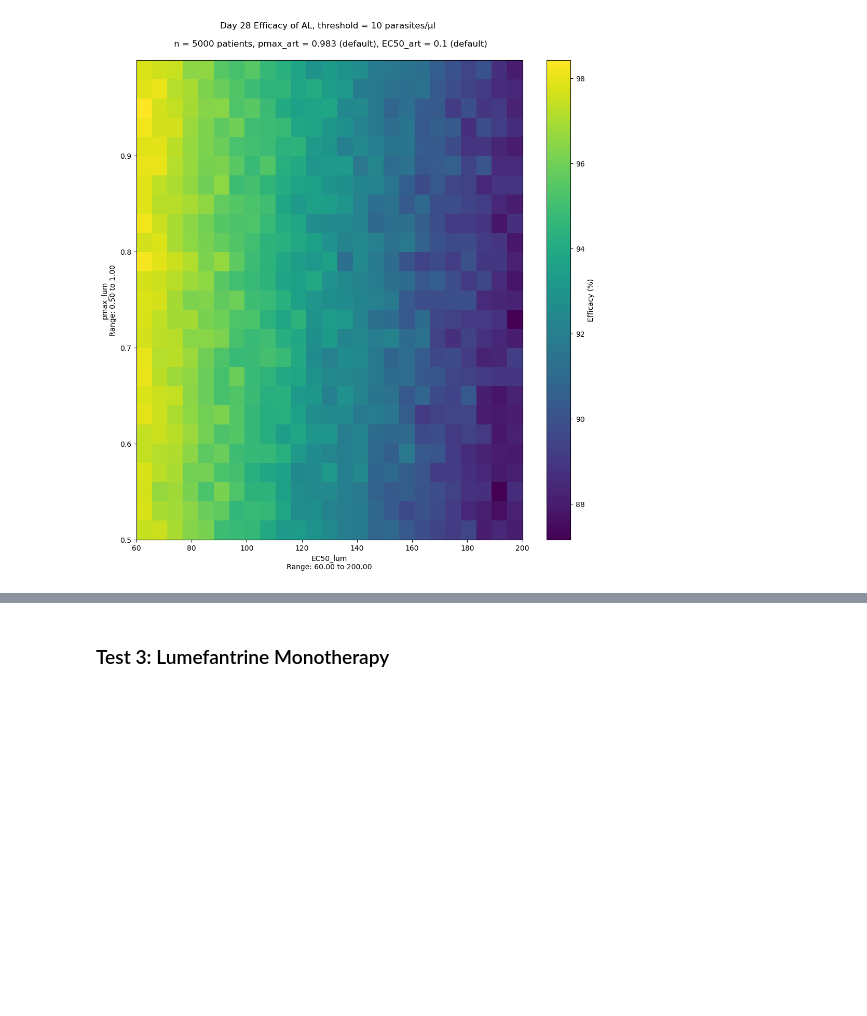
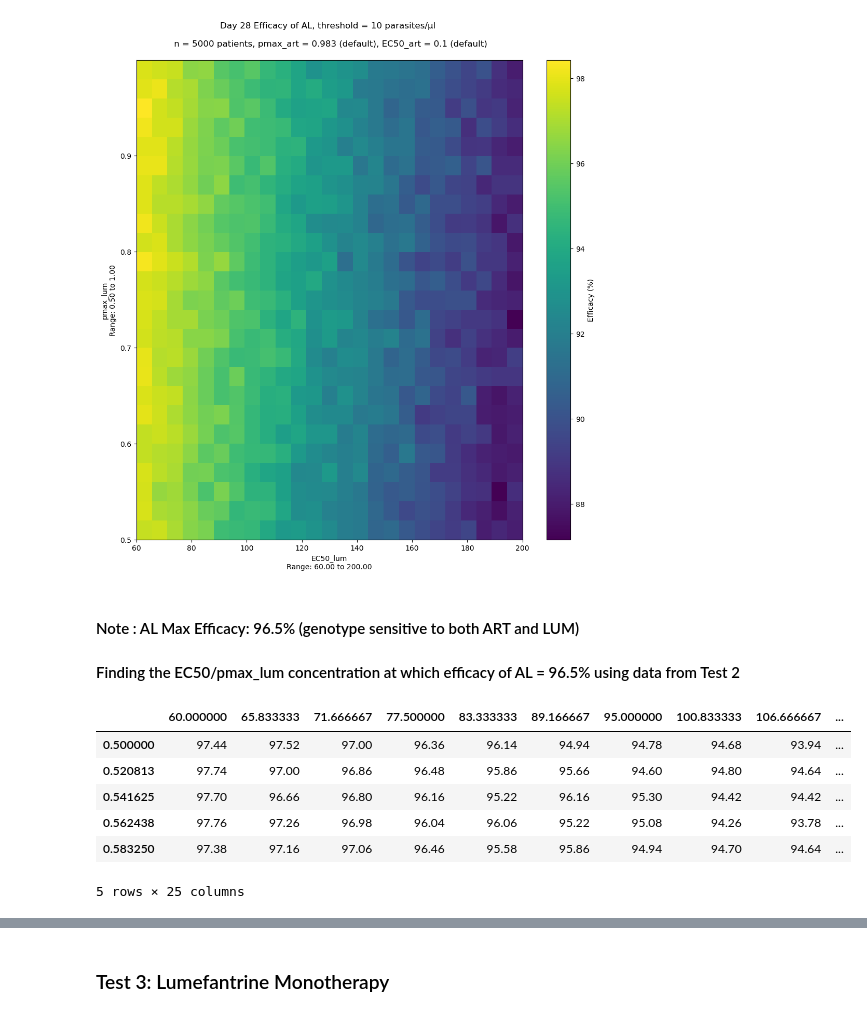
Before and after one commit to maciekboni/2019-test-ppq-pk, a Jupyter notebook: plots/AL/pkpd_AL/pfcrt+pfmdr1/bassat/lum_efficacy_calibration.ipynb, the cells around one changed output, grey strips where cells are left out. Drawn from its saved outputs; the diff is of its cells as text; code cells hidden in the pictures; blank space fills up the shorter version.

```diff
--- a/plots/AL/pkpd_AL/pfcrt+pfmdr1/bassat/lum_efficacy_calibration.ipynb
+++ b/plots/AL/pkpd_AL/pfcrt+pfmdr1/bassat/lum_efficacy_calibration.ipynb
@@ -745,3 +790,18 @@ plt.savefig("pkpd_AL_lum_efficacy_calibration_heatmap_02.png")
 plt.show()
 # %% [output]
 [figure]
+# %% [markdown]
+#### Note : AL Max Efficacy: 96.5% (genotype sensitive to both ART and LUM)
+#### Finding the EC50/pmax_lum concentration at which efficacy of AL = 96.5% using data from Test 2
+# %%
+df_trial_efficacy = pd.read_pickle("pkpd_AL_lum_efficacy_calibration_02.pyobj")
+
+df_trial_efficacy.head() # Rows correspond to pmax_lum values and columns correspond to EC50_lum values
+# %% [output]
+|  | 60.000000 | 65.833333 | 71.666667 | 77.500000 | 83.333333 | 89.166667 | 95.000000 | 100.833333 | 106.666667 | ... |
+| 0.500000 | 97.44 | 97.52 | 97.00 | 96.36 | 96.14 | 94.94 | 94.78 | 94.68 | 93.94 | ... |
+| 0.520813 | 97.74 | 97.00 | 96.86 | 96.48 | 95.86 | 95.66 | 94.60 | 94.80 | 94.64 | ... |
+| 0.541625 | 97.70 | 96.66 | 96.80 | 96.16 | 95.22 | 96.16 | 95.30 | 94.42 | 94.42 | ... |
+| 0.562438 | 97.76 | 97.26 | 96.98 | 96.04 | 96.06 | 95.22 | 95.08 | 94.26 | 93.78 | ... |
+| 0.583250 | 97.38 | 97.16 | 97.06 | 96.46 | 95.58 | 95.86 | 94.94 | 94.70 | 94.64 | ... |
+5 rows × 25 columns
```
Also changed, not shown: parts of 17 cells of this notebook, 9 other files.
